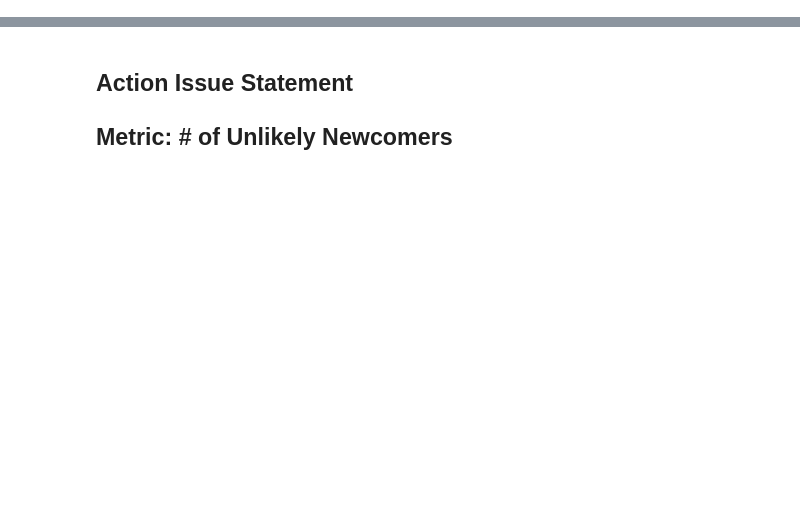
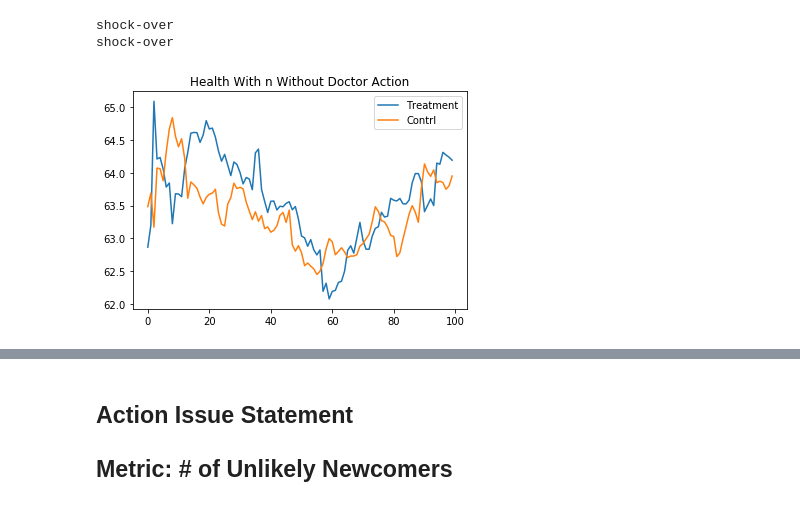
Before and after one commit to phillipjw/humanitarian_logistics, a Jupyter notebook: Action-Value Test.ipynb, the cells around one changed output, grey strips where cells are left out. Saved outputs shown, nothing was run; the diff lists cells and outputs as text; code cells hidden in the pictures; blank space fills up the shorter version.

```diff
--- a/Action-Value Test.ipynb
+++ b/Action-Value Test.ipynb
@@ -25,3 +26,46 @@ def gini(array):
     index = np.arange(1,array.shape[0]+1) #index per array element
     n = array.shape[0]#number of array elements
     return ((np.sum((2 * index - n  - 1) * array)) / (n * np.sum(array))) #Gini coefficient
+# %%
+test = HumanitarianLogistics(width, height, num_pols, city_size)
+treatment = [azc for azc in test.schedule.agents if
+       type(azc) is AZC and
+       azc.unique_id % 2 == 0]
+control = [azc for azc in test.schedule.agents if
+       type(azc) is AZC and
+       azc.unique_id % 2 == 1]
+
+data = np.zeros(shape = (number_steps, 2))
+for x in treatment:
+    aa = set([])
+    for act in x.activity_center.activities_available:
+        if type(act) is not activity.Doctor:
+            aa.add(act)
+    x.activity_center.activities_available = aa
+
+for x in range(0,20):
+    test.step()
+
+for step in range(0,number_steps):
+    test.step()
+
+    trt = []
+    cntrl = []
+    for x in treatment:
+        trt.append(np.mean([nc.health for nc in x.occupants]))
+
+    for y in control:
+        cntrl.append(np.mean([nc.health for nc in y.occupants]))
+
+
+    data[step, 0] = np.mean(trt)
+    data[step, 1] = np.mean(cntrl)
+
+plt.plot(data)
+plt.legend(['Treatment', 'Contrl'])
+plt.title('Health With n Without Doctor Action')
+plt.show()
+# %% [output]
+shock-over
+shock-over
+[figure, added]
```
Also changed, not shown: parts of 10 cells of this notebook, 5 other files.
